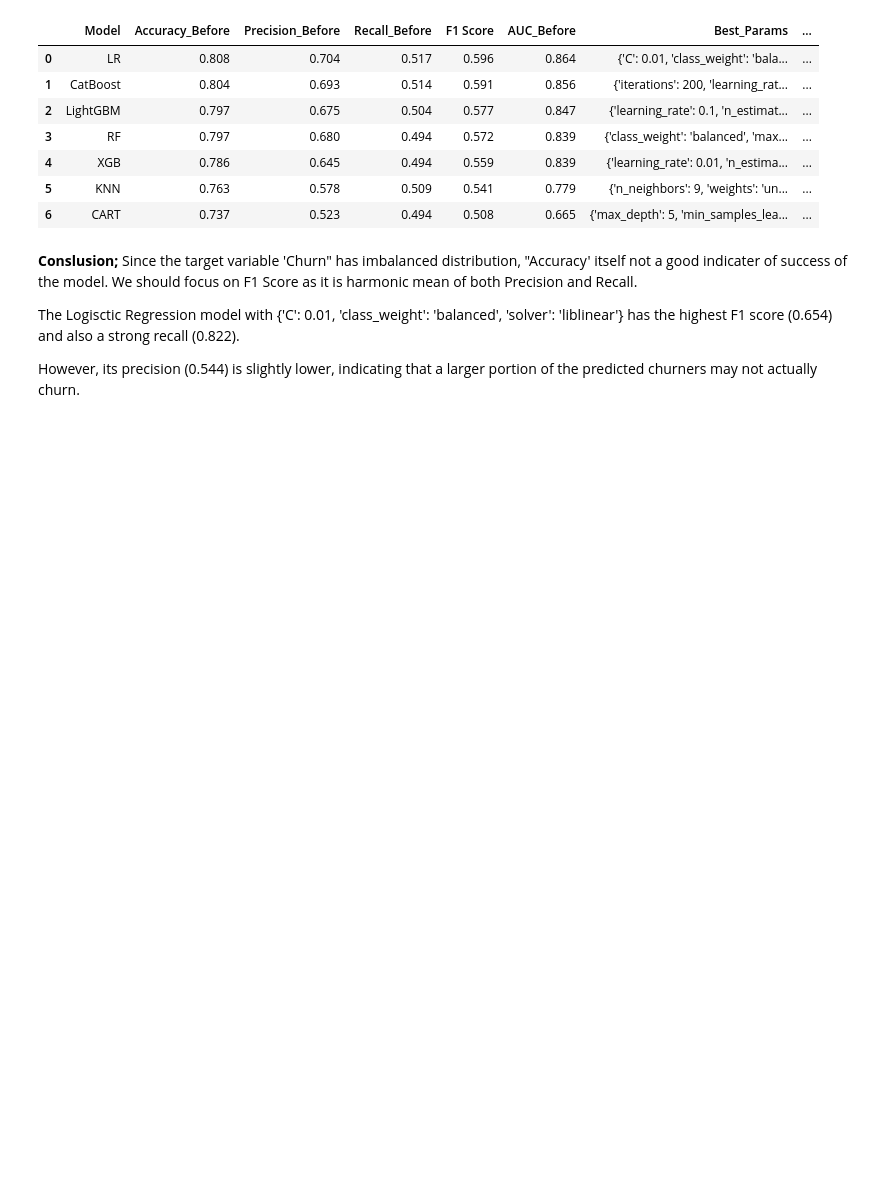
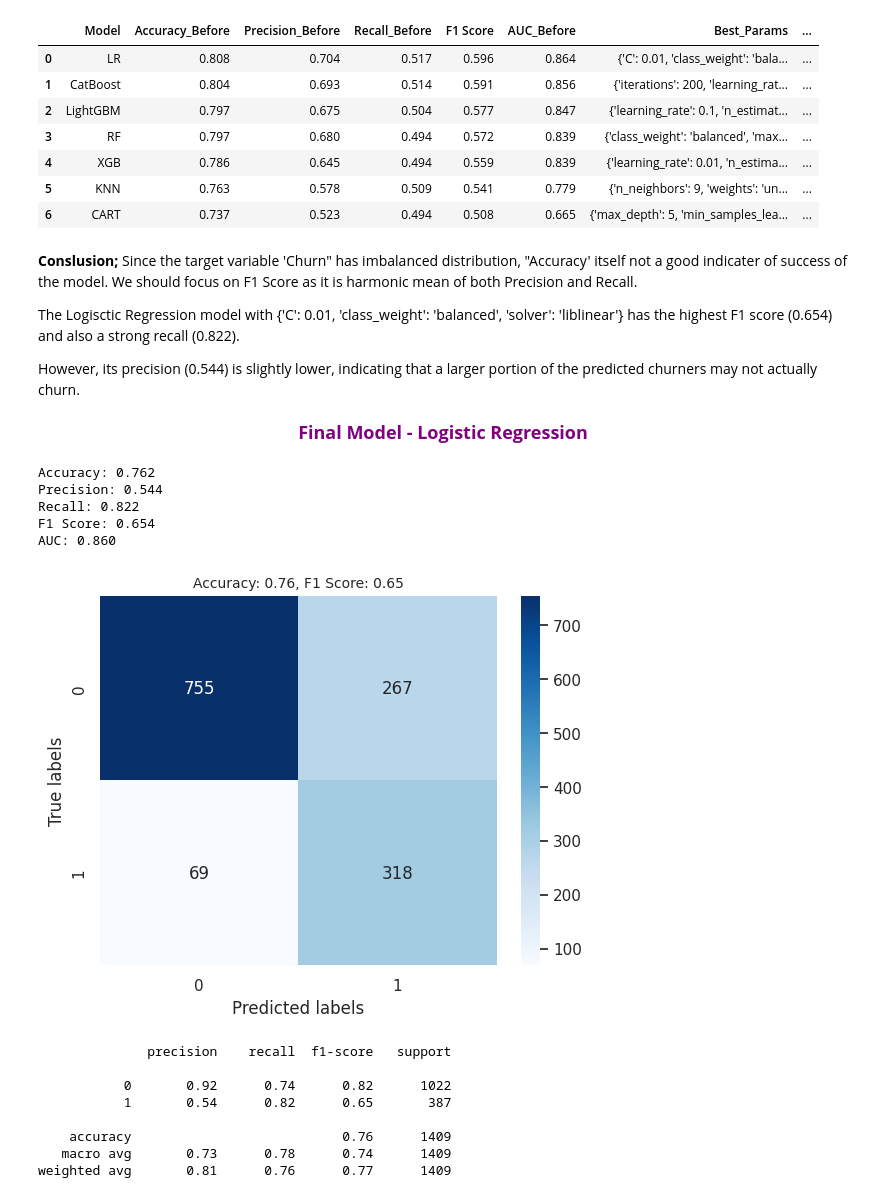
Before and after one commit to dilekdd/Telco_Churn_Project, a Jupyter notebook: telco-churn-project.ipynb, the cells around one changed output. Saved outputs shown, nothing was run; the diff lists cells and outputs as text; code cells hidden in the pictures; blank space fills up the shorter version.

```diff
--- a/telco-churn-project.ipynb
+++ b/telco-churn-project.ipynb
@@ -1327,3 +1327,67 @@ Since the target variable 'Churn" has imbalanced distribution, "Accuracy' itself
 The Logisctic Regression model with {'C': 0.01, 'class_weight': 'balanced', 'solver': 'liblinear'} has the highest F1 score (0.654) and also a strong recall (0.822).
 
 However, its precision (0.544) is slightly lower, indicating that a larger portion of the predicted churners may not actually churn.
+# %% [markdown]
+<div style="text-align: center; font-size: 18px; font-weight: bold; color: purple;">
+     Final Model - Logistic Regression
+</div>
+# %%
+# establshing Logistic Regression with best parameters
+best_model = LogisticRegression(C=0.01, class_weight='balanced', solver='liblinear', random_state=24689)
+
+# fitting the model on the training data
+best_model.fit(X_train, y_train)
+
+# make predictions on the test data
+y_pred = best_model.predict(X_test)
+y_prob = best_model.predict_proba(X_test)[:, 1]  # Probability for the positive class
+
+# Evaluating the model
+accuracy = accuracy_score(y_test, y_pred)
+precision = precision_score(y_test, y_pred)
+recall = recall_score(y_test, y_pred)
+f1 = f1_score(y_test, y_pred)
+auc = roc_auc_score(y_test, y_prob)
+
+#print the results
+print(f"Accuracy: {accuracy:.3f}")
+print(f"Precision: {precision:.3f}")
+print(f"Recall: {recall:.3f}")
+print(f"F1 Score: {f1:.3f}")
+print(f"AUC: {auc:.3f}")
+# %% [output]
+Accuracy: 0.762
+Precision: 0.544
+Recall: 0.822
+F1 Score: 0.654
+AUC: 0.860
+# %%
+from sklearn.metrics import accuracy_score, confusion_matrix, f1_score, classification_report
+import seaborn as sns
+import matplotlib.pyplot as plt
+
+def plot_confusion_matrix(y_true, y_pred):
+    acc = round(accuracy_score(y_true, y_pred), 2)
+    f1 = round(f1_score(y_true, y_pred), 2)
+    cm = confusion_matrix(y_true, y_pred)
+    sns.heatmap(cm, annot=True, fmt=".0f", cmap="Blues")
+    plt.xlabel('Predicted labels')
+    plt.ylabel('True labels')
+    plt.title('Accuracy: {0}, F1 Score: {1}'.format(acc, f1), size=10)
+    plt.show()
+
+# Ensure that y_test and y_pred have the same length
+plot_confusion_matrix(y_test, y_pred)
+
+# Print classification report for y_test
+print(classification_report(y_test, y_pred))
+# %% [output]
+[figure, added]
+              precision    recall  f1-score   support
+
+           0       0.92      0.74      0.82      1022
+           1       0.54      0.82      0.65       387
+
+    accuracy                           0.76      1409
+   macro avg       0.73      0.78      0.74      1409
+weighted avg       0.81      0.76      0.77      1409
```
Also changed, not shown: parts of 6 cells of this notebook.
